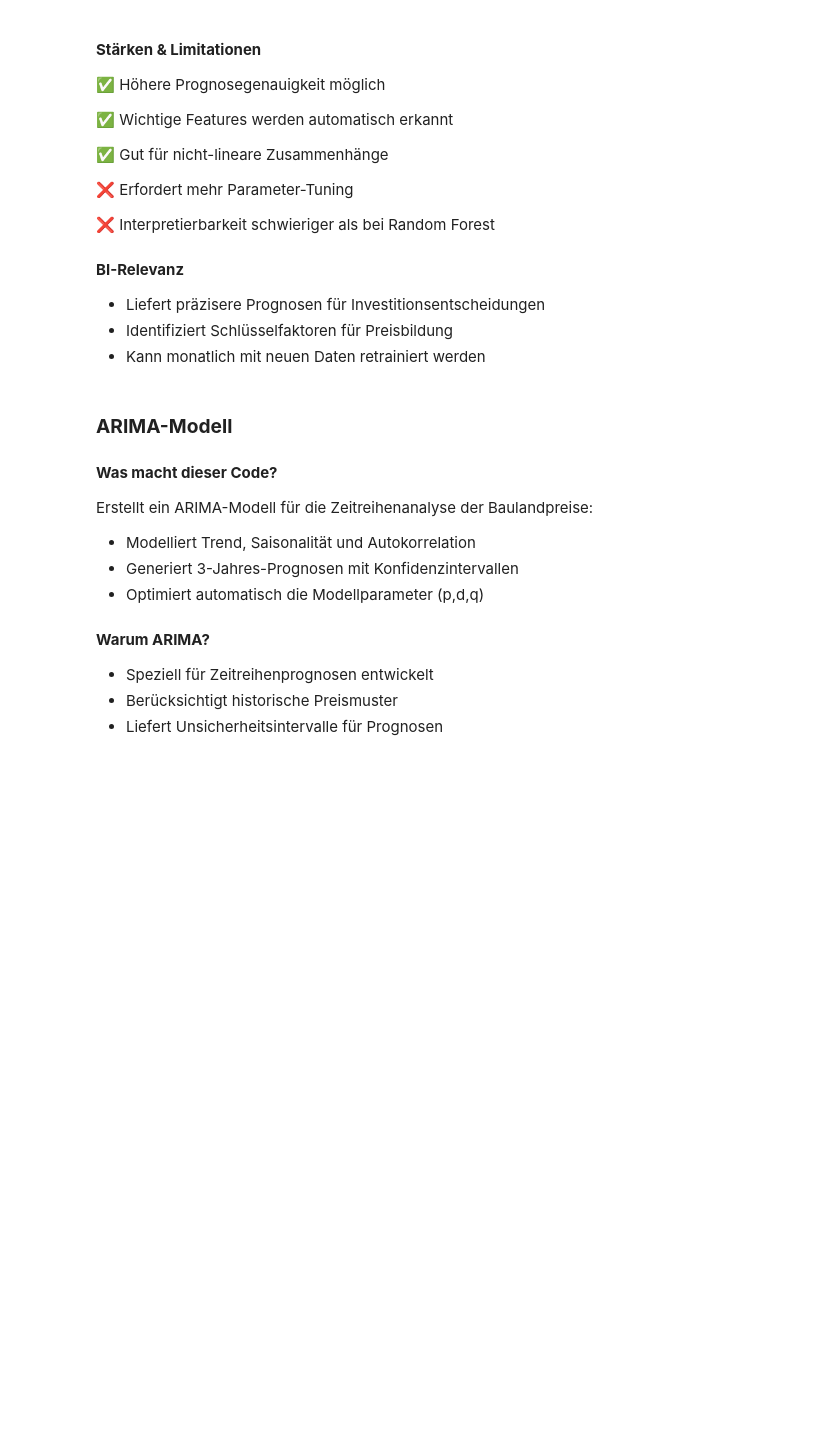
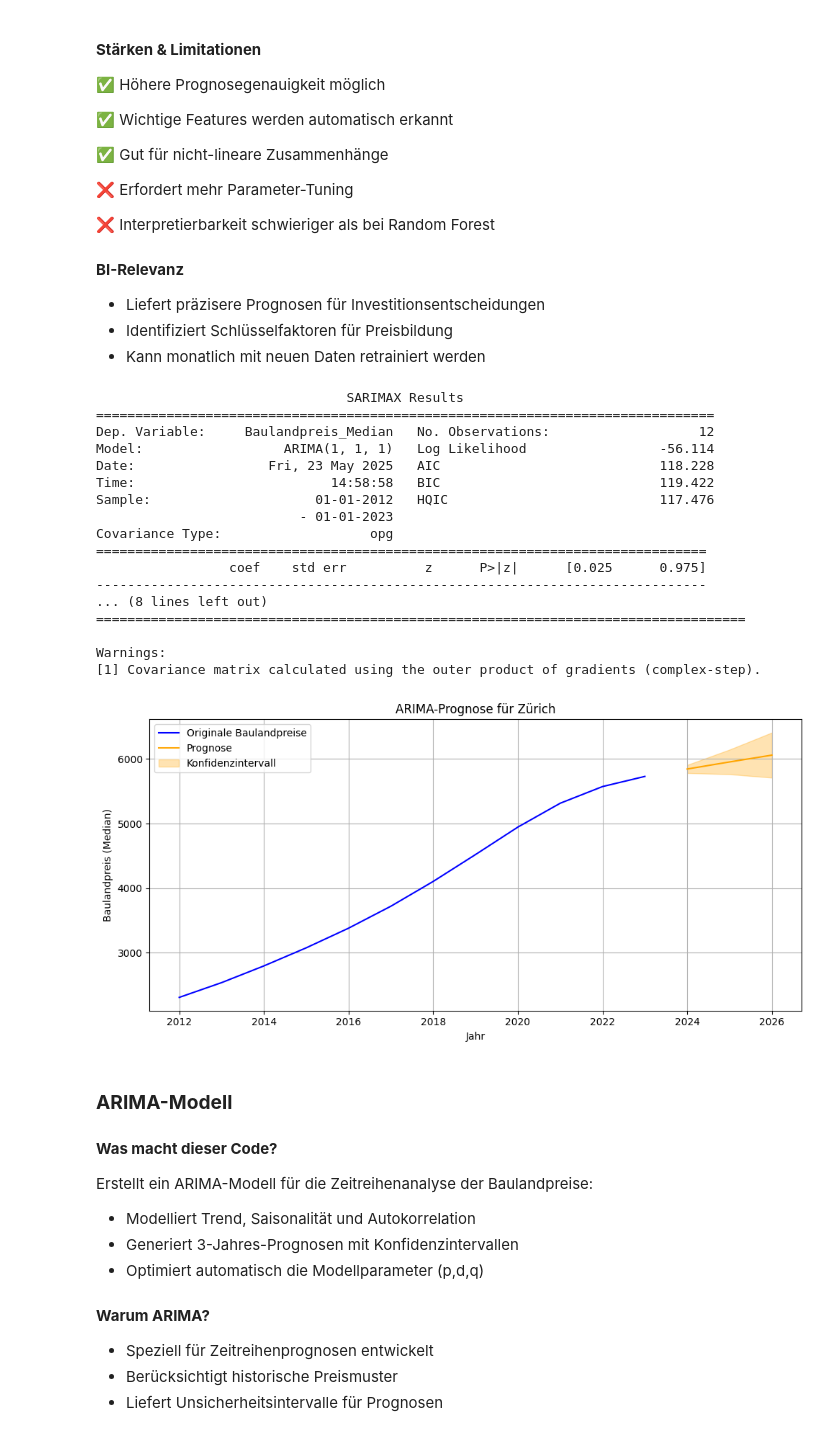
Before and after one commit to Bina-G10/BINA-G10, a Jupyter notebook: bina_gruppe10.ipynb, the cells around one changed output. Drawn from its saved outputs; the diff is of its cells as text; code cells hidden in the pictures; blank space fills up the shorter version.

```diff
--- a/bina_gruppe10.ipynb
+++ b/bina_gruppe10.ipynb
@@ -1766,24 +1766,81 @@ Implementiert ein XGBoost-Modell mit Hyperparameter-Optimierung für die Bauland
 # %%
 #ARIMA-Modell zur Zeitreihenprognose
 
+import pandas as pd
+import matplotlib.pyplot as plt
 from statsmodels.tsa.arima.model import ARIMA
+from sklearn.metrics import mean_squared_error, mean_absolute_error
+import numpy as np
 
-def erstelle_arima_modell(zeitreihe, p=1, d=1, q=1):
+# Funktion für Modelltraining und Prognose
+def erstelle_arima_modell(zeitreihe, p=1, d=1, q=1, schritte=3):
     modell = ARIMA(zeitreihe, order=(p, d, q))
     ergebnis = modell.fit()
-    prognose = ergebnis.get_forecast(steps=3)
+    prognose = ergebnis.get_forecast(steps=schritte)
     konfidenzintervall = prognose.conf_int()
     return ergebnis, prognose, konfidenzintervall
 
 # Beispielanwendung für Zürich
-zuerich_daten = master_df[master_df['Gemeinde'] == "Zürich"]
+zuerich_daten = master_df[master_df['Gemeinde'] == "Zürich"].copy()
+
+# Jahr in datetime umwandeln
+zuerich_daten['Jahr'] = pd.to_datetime(zuerich_daten['Jahr'], format='%Y')
+zuerich_daten = zuerich_daten.sort_values('Jahr')
+
+# Zeitreihe vorbereiten
 zeitreihe = zuerich_daten.set_index('Jahr')['Baulandpreis_Median']
+zeitreihe.index.freq = pd.infer_freq(zeitreihe.index)  # automatisch erkennen
 
-# Optional: prüfen, ob Zeitreihe lang genug ist
+# Modellierung nur wenn genügend Daten vorhanden
 if len(zeitreihe) >= 10:
     arima_ergebnis, prognose, konfidenz = erstelle_arima_modell(zeitreihe)
+
+    print(arima_ergebnis.summary())
+
+    # Prognose-Index korrekt mit erkannter Frequenz
+    prognosewerte = prognose.predicted_mean
+    prognoseindex = pd.date_range(start=zeitreihe.index[-1] + pd.offsets.YearEnd(), periods=3, freq=zeitreihe.index.freq)
+    prognosewerte.index = prognoseindex
+    konfidenz.index = prognoseindex
+
+    # Plot: Zeitreihe + Prognose + Konfidenzintervall
+    plt.figure(figsize=(10, 5))
+    plt.plot(zeitreihe, label='Originale Baulandpreise', color='blue')
+    plt.plot(prognosewerte, label='Prognose', color='orange')
+    plt.fill_between(konfidenz.index,
+                     konfidenz.iloc[:, 0],
+                     konfidenz.iloc[:, 1],
+                     color='orange', alpha=0.3, label='Konfidenzintervall')
+
+    plt.title("ARIMA-Prognose für Zürich")
+    plt.xlabel("Jahr")
+    plt.ylabel("Baulandpreis (Median)")
+    plt.legend()
+    plt.grid(True)
+    plt.tight_layout()
+    plt.show()
+
 else:
     print("Zeitreihe ist zu kurz für ARIMA-Modellierung.")
+# %% [output]
+                                SARIMAX Results
+===============================================================================
+Dep. Variable:     Baulandpreis_Median   No. Observations:                   12
+Model:                  ARIMA(1, 1, 1)   Log Likelihood                 -56.114
+Date:                 Fri, 23 May 2025   AIC                            118.228
+Time:                         14:58:58   BIC                            119.422
+Sample:                     01-01-2012   HQIC                           117.476
+                          - 01-01-2023
+Covariance Type:                   opg
+==============================================================================
+                 coef    std err          z      P>|z|      [0.025      0.975]
+------------------------------------------------------------------------------
+... (8 lines left out)
+===================================================================================
+
+Warnings:
+[1] Covariance matrix calculated using the outer product of gradients (complex-step).
+[figure, added]
 # %% [markdown]
 ### **ARIMA-Modell**
 
```
Also changed, not shown: parts of 1 cell of this notebook.
